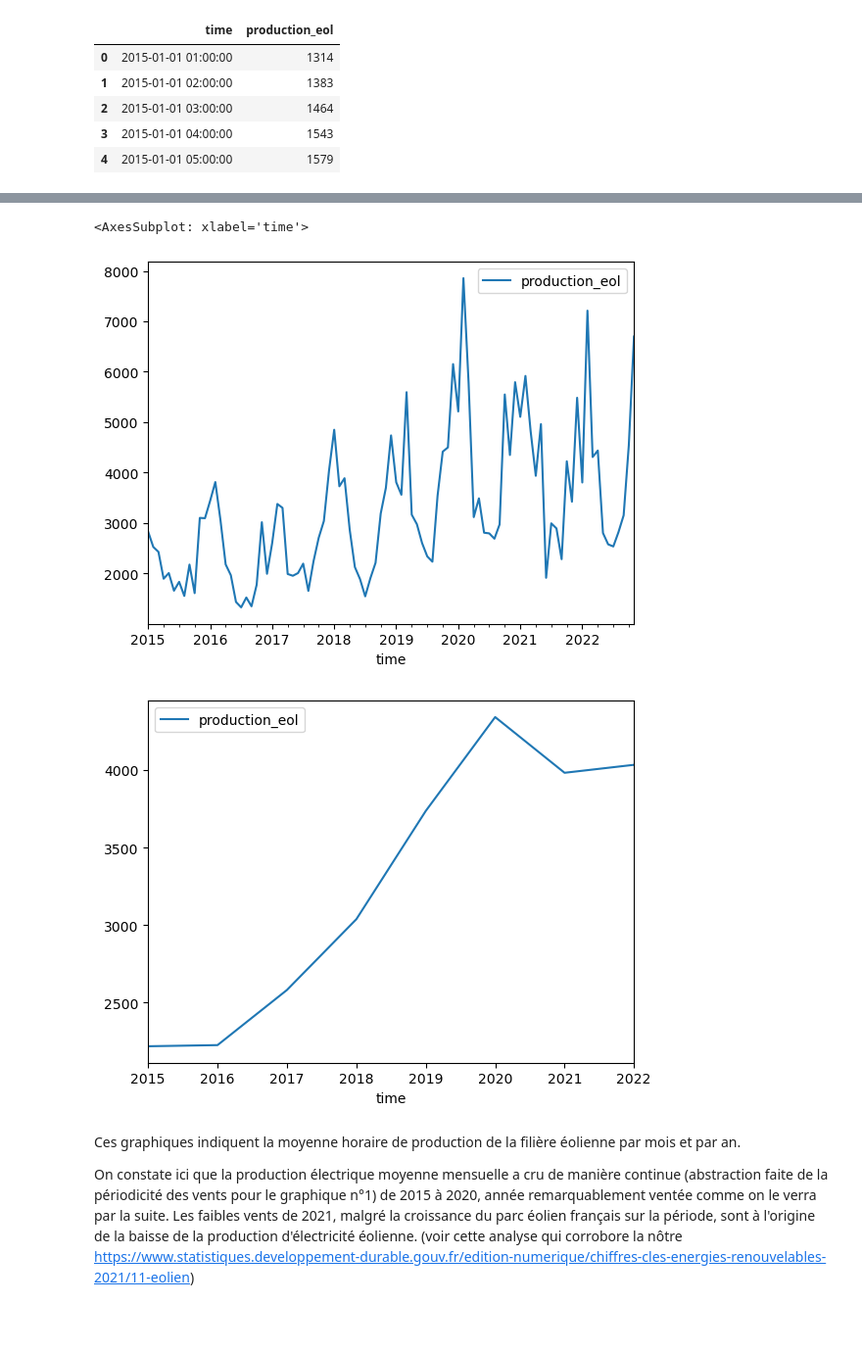
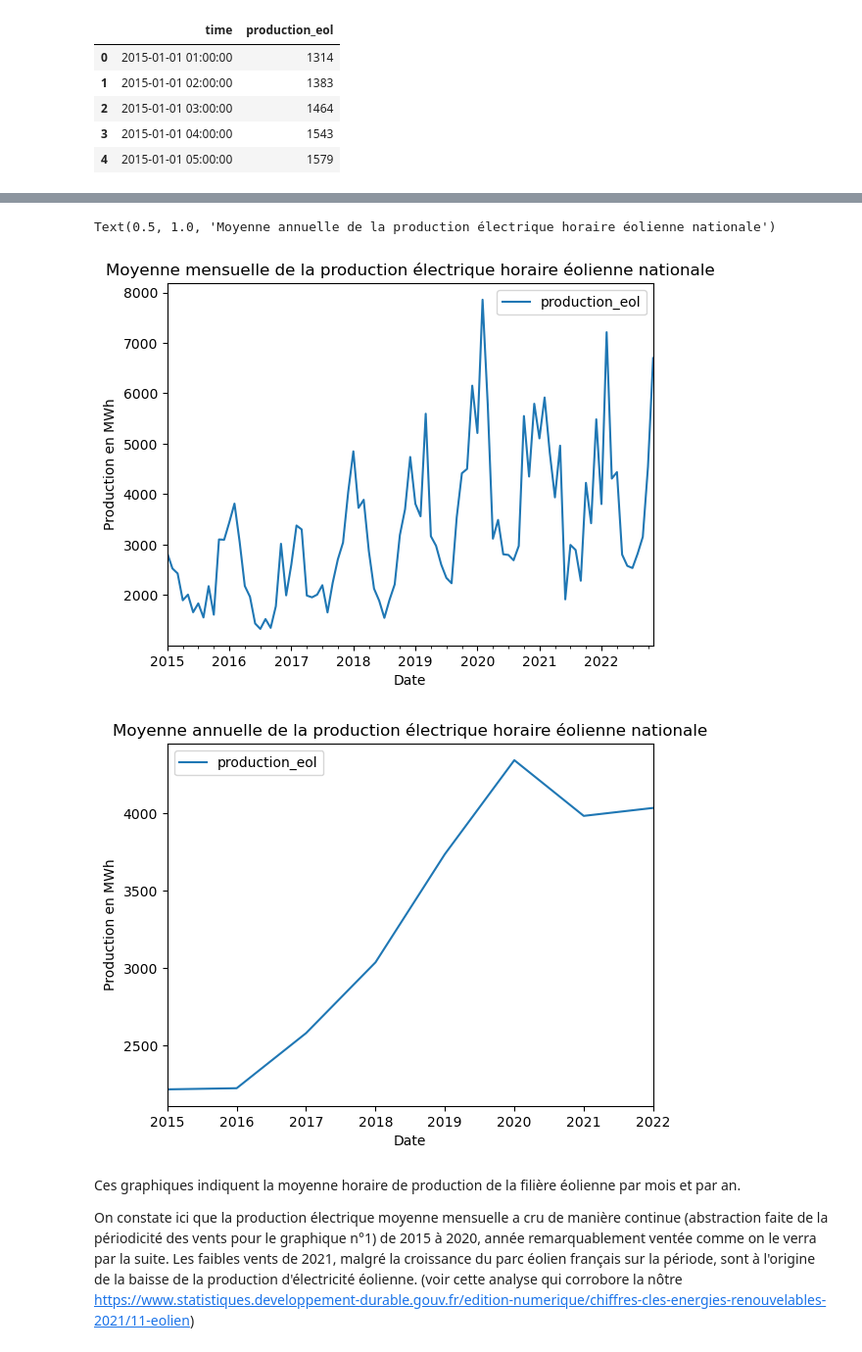
Before and after one commit to Basso42/Production-eolienne-ENSAE, a Jupyter notebook: Eoliennes_VF.ipynb, the cells around one changed output, grey strips where cells are left out. Shown at 98% size. Drawn from its saved outputs; the diff is of its cells as text; code cells hidden in the pictures; blank space fills up the shorter version.

```diff
--- a/Eoliennes_VF.ipynb
+++ b/Eoliennes_VF.ipynb
@@ -242,11 +240,21 @@ KeyError: "None of ['time'] are in the columns"
 # %%
 #On obtient les graphiques de moyennes mensuelles et annuelles
+
+
 df1.resample('M').mean().plot()
+plt.title('Moyenne mensuelle de la production électrique horaire éolienne nationale')
+plt.xlabel('Date')
+plt.ylabel('Production en MWh')
+
+
 df1.resample('Y').mean().plot()
+plt.xlabel('Date')
+plt.ylabel('Production en MWh')
+plt.title('Moyenne annuelle de la production électrique horaire éolienne nationale')
 # %% [output]
-<AxesSubplot: xlabel='time'>
+Text(0.5, 1.0, 'Moyenne annuelle de la production électrique horaire éolienne nationale')
-[figure, old version]
+[figure, new version]
-[figure, old version]
+[figure, new version]
 # %% [markdown]
 Ces graphiques indiquent la moyenne horaire de production de la filière éolienne par mois et par an.
 
```
Also changed, not shown: parts of 8 cells of this notebook.
